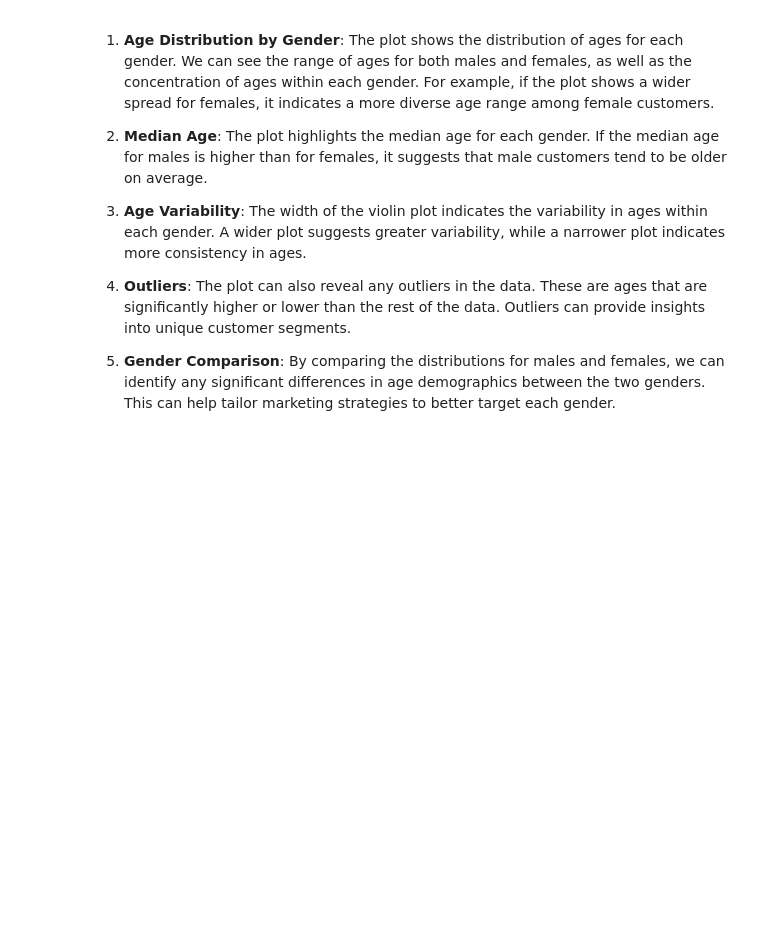
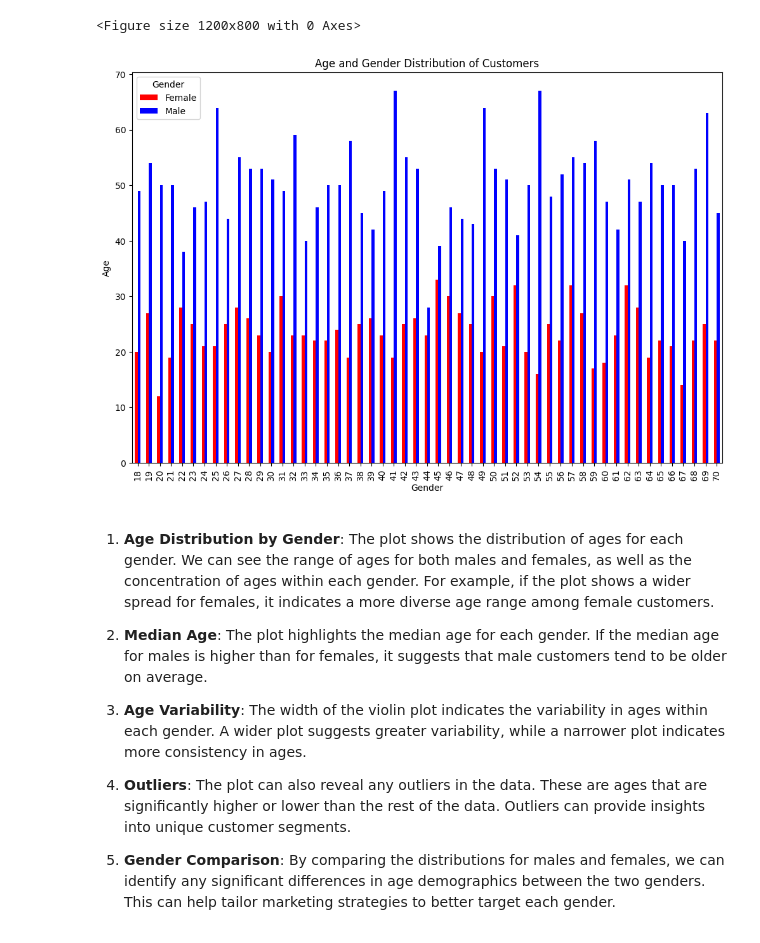
Before and after one commit to Fredrick2503/scrape, a Jupyter notebook: Untitled4.ipynb, the cells around one changed output. Drawn from its saved outputs; the diff is of its cells as text; code cells hidden in the pictures; blank space fills up the shorter version.

```diff
--- a/Untitled4.ipynb
+++ b/Untitled4.ipynb
@@ -69,3 +22,15 @@ plt.show()
+# %%
+
+plt.figure(figsize=(12, 8))
+age_gender=data.groupby(['Age','Gender'])['Customer ID'].size().unstack()
+age_gender.plot(kind='bar', figsize=(12, 8), color=["red",'blue'])
+plt.title('Age and Gender Distribution of Customers')
+plt.xlabel('Gender')
+plt.ylabel('Age')
+plt.show()
+# %% [output]
+<Figure size 1200x800 with 0 Axes>
+[figure, added]
 # %% [markdown]
 
 1. **Age Distribution by Gender**: The plot shows the distribution of ages for each gender. We can see the range of ages for both males and females, as well as the concentration of ages within each gender. For example, if the plot shows a wider spread for females, it indicates a more diverse age range among female customers.
```
Also changed, not shown: parts of 7 cells of this notebook.
